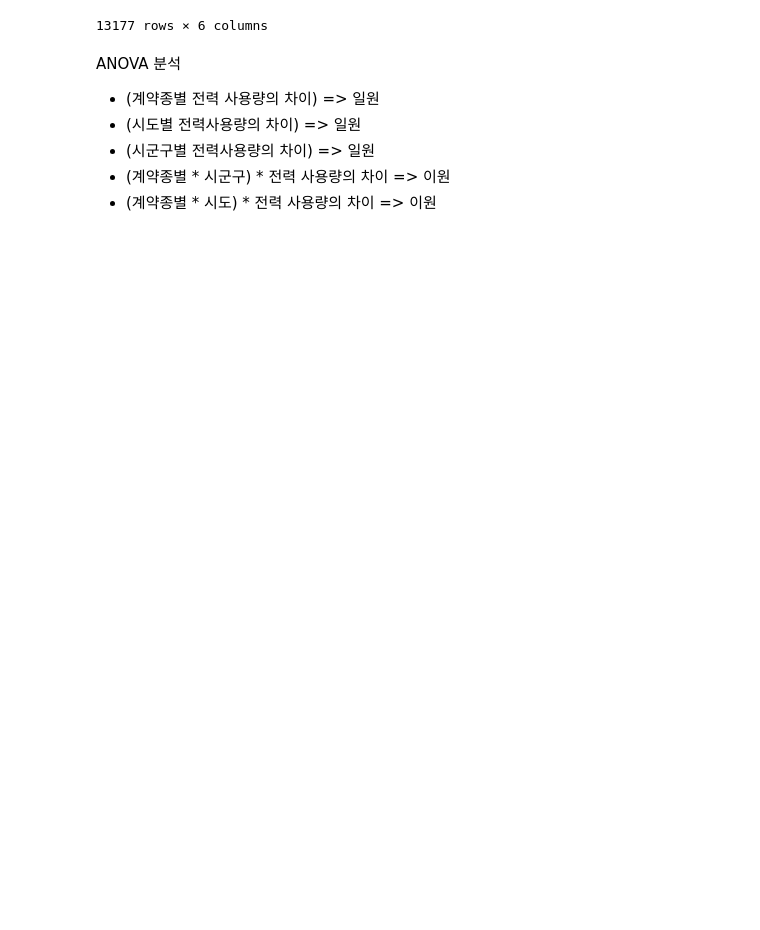
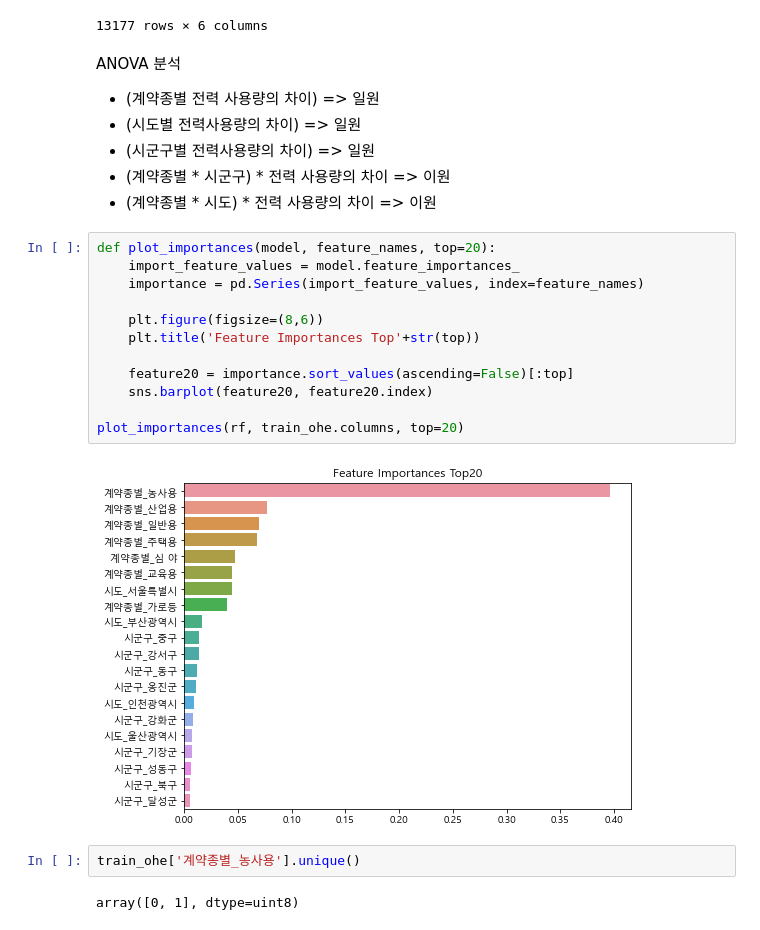
Before and after one commit to gyocheol/MachinLearning_project, a Jupyter notebook: RandomForest & OneHotEncoding & log변환o.ipynb, the cells around one changed output. Drawn from its saved outputs; the diff is of its cells as text; blank space fills up the shorter version.

```diff
--- a/RandomForest & OneHotEncoding & log변환o.ipynb
+++ b/RandomForest & OneHotEncoding & log변환o.ipynb
@@ -325,3 +325,21 @@ ANOVA 분석
 * (시군구별 전력사용량의 차이) => 일원
 * (계약종별 * 시군구) * 전력 사용량의 차이 => 이원
 * (계약종별 * 시도) * 전력 사용량의 차이 => 이원
+# %%
+def plot_importances(model, feature_names, top=20):
+    import_feature_values = model.feature_importances_
+    importance = pd.Series(import_feature_values, index=feature_names)
+
+    plt.figure(figsize=(8,6))
+    plt.title('Feature Importances Top'+str(top))
+
+    feature20 = importance.sort_values(ascending=False)[:top]
+    sns.barplot(feature20, feature20.index)
+
+plot_importances(rf, train_ohe.columns, top=20)
+# %% [output]
+[figure, added]
+# %%
+train_ohe['계약종별_농사용'].unique()
+# %% [output]
+array([0, 1], dtype=uint8)
```
Also changed, not shown: parts of 6 cells of this notebook, 1 other file.
